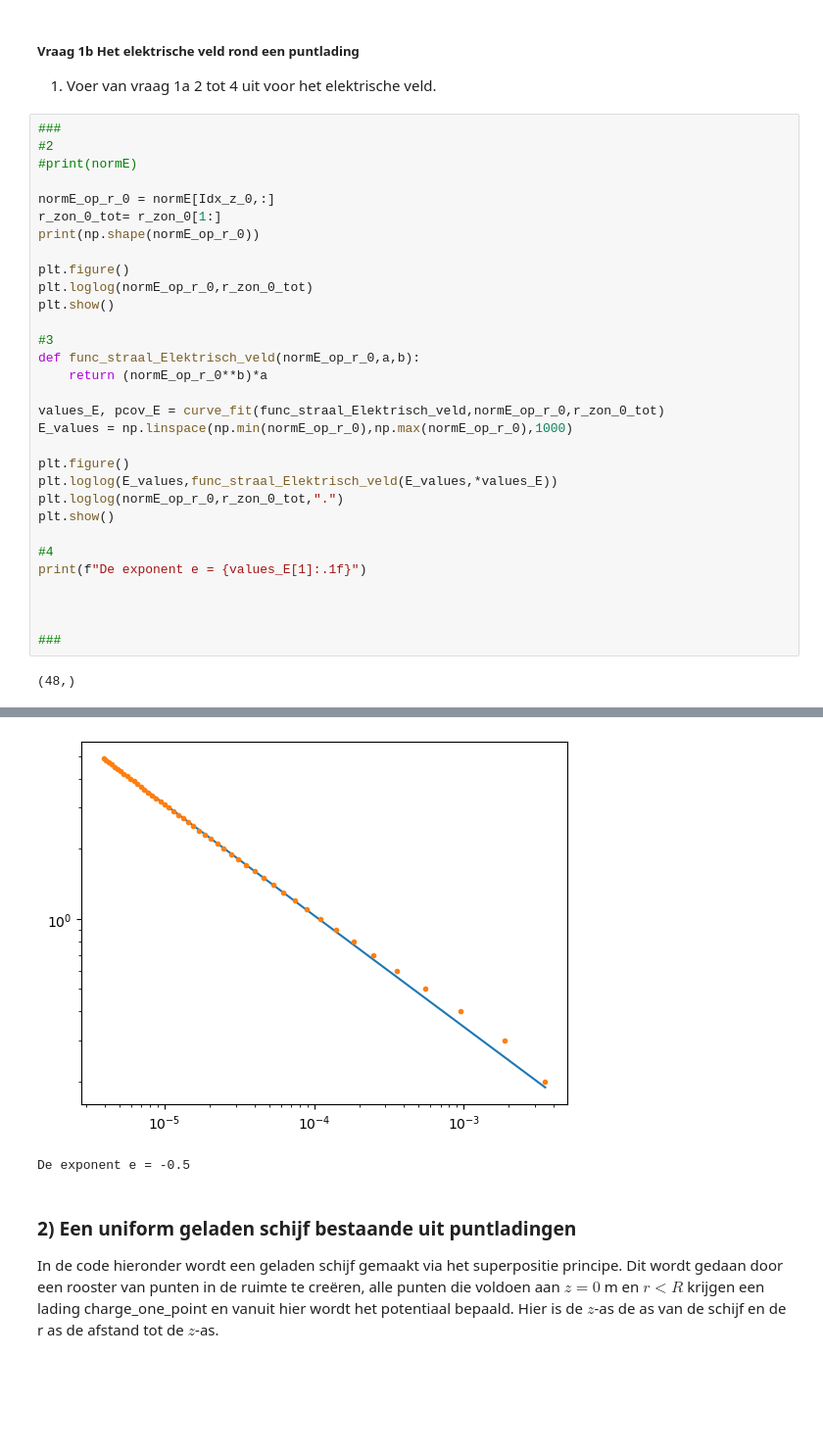
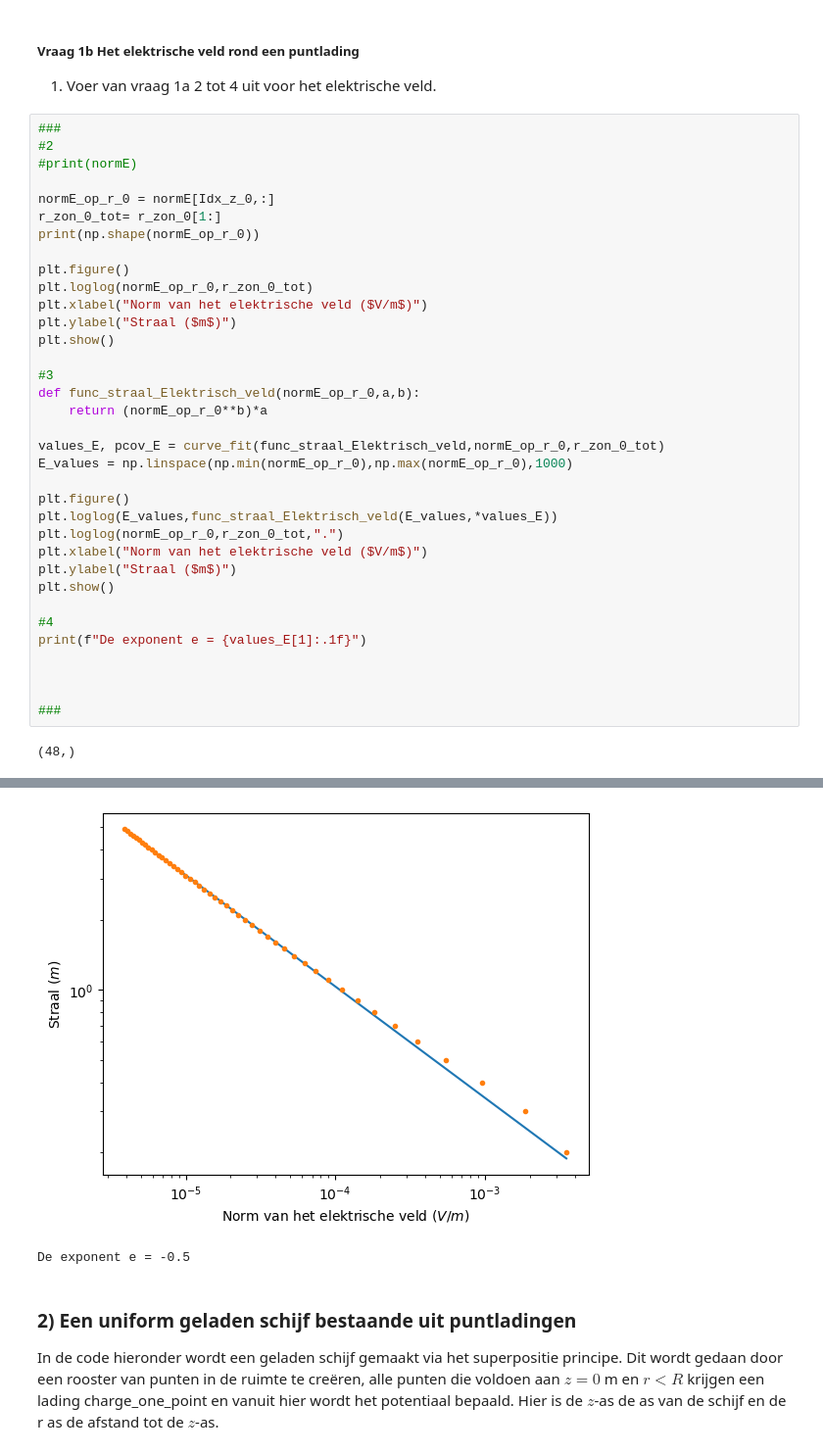
Before and after one commit to nvmeurs06/opdrachten-DEF-D, a Jupyter notebook: DigitaleOntwerpopdrachten/1CondensatorOpdracht/CondensatorOntwerpopdracht.ipynb, the cells around one changed output, grey strips where cells are left out. Shown at 98% size. Saved outputs shown, nothing was run; the diff lists cells and outputs as text; blank space fills up the shorter version.

```diff
--- a/DigitaleOntwerpopdrachten/1CondensatorOpdracht/CondensatorOntwerpopdracht.ipynb
+++ b/DigitaleOntwerpopdrachten/1CondensatorOpdracht/CondensatorOntwerpopdracht.ipynb
@@ -147,6 +147,8 @@ print(np.shape(normE_op_r_0))
 
 plt.figure()
 plt.loglog(normE_op_r_0,r_zon_0_tot)
+plt.xlabel("Norm van het elektrische veld ($V/m$)")
+plt.ylabel("Straal ($m$)")
 plt.show()
 
 #3
@@ -159,6 +161,8 @@ E_values = np.linspace(np.min(normE_op_r_0),np.max(normE_op_r_0),1000)
 plt.figure()
 plt.loglog(E_values,func_straal_Elektrisch_veld(E_values,*values_E))
 plt.loglog(normE_op_r_0,r_zon_0_tot,".")
+plt.xlabel("Norm van het elektrische veld ($V/m$)")
+plt.ylabel("Straal ($m$)")
 plt.show()
 
 #4
@@ -173,4 +177,4 @@ print(f"De exponent e = {values_E[1]:.1f}")
-[figure, old version]
+[figure, new version]
 De exponent e = -0.5
 # %% [markdown]
 ### 2) Een uniform geladen schijf bestaande uit puntladingen
```
Also changed, not shown: parts of 7 cells of this notebook.
